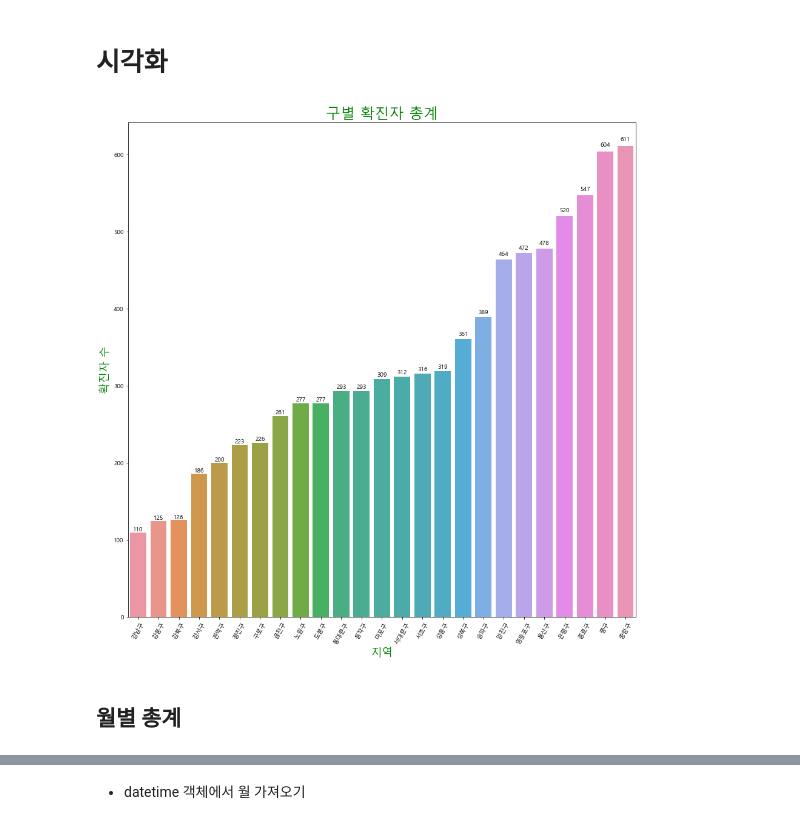
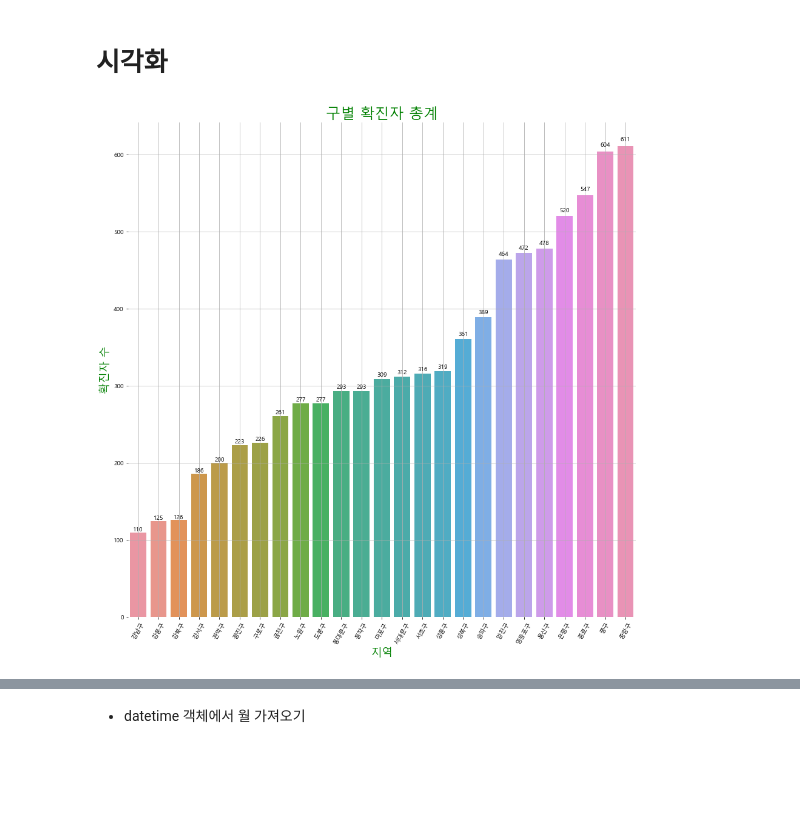
Before and after one commit to beegramin9/Python-DataScience-Hoseo-ProjectData, a Jupyter notebook: Ch5_코로나(openAPI)/서울/1_서울.ipynb, the cells around one changed output, grey strips where cells are left out. Drawn from its saved outputs; the diff is of its cells as text; code cells hidden in the pictures; blank space fills up the shorter version.

```diff
--- a/Ch5_코로나(openAPI)/서울/1_서울.ipynb
+++ b/Ch5_코로나(openAPI)/서울/1_서울.ipynb
@@ -151,21 +144,22 @@ font3 = {'family': 'Malgun Gothic', 'size': 18,
 # %%
 district_sort = district.sort_values(by='구별 총계',ascending=True)
 
 ax = sns.barplot(data=district_sort,
                 x=district.index,
                 y='구별 총계')
+
+sns.despine(left=True, bottom=True)
 
 # 바 위에 숫자 그리기. 그대로 가져오면 됨
 for p in ax.patches:
     left, bottom, width, height = p.get_bbox().bounds
     ax.annotate(int(p.get_height()), (left+width/2, height*1.01), ha='center')
 
 plt.title('구별 확진자 총계', fontdict=font1)
 plt.xlabel('지역', fontdict=font3)
 plt.ylabel('확진자 수', fontdict=font3)
+plt.grid()
 plt.xticks(rotation=60)
 plt.show()
 # %% [output]
-[figure, old version]
+[figure, new version]
-# %% [markdown]
-## 월별 총계
```
Also changed, not shown: parts of 28 cells of this notebook, 1 other file.
